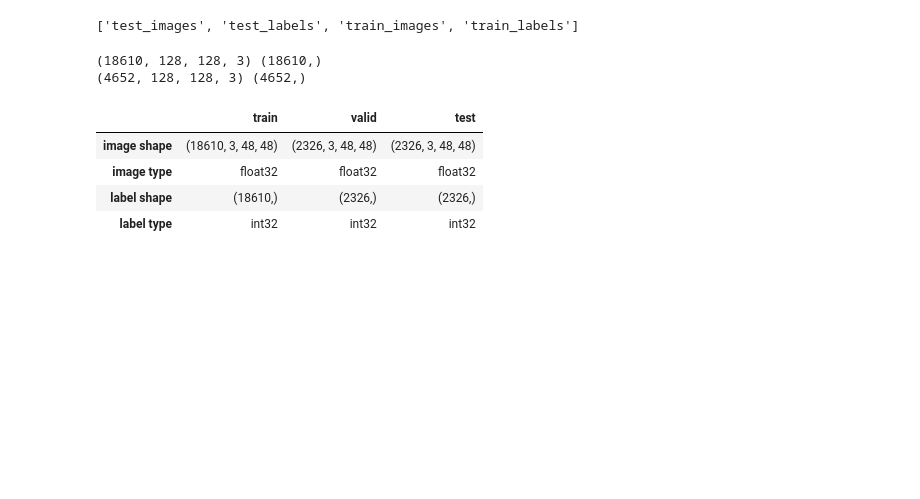
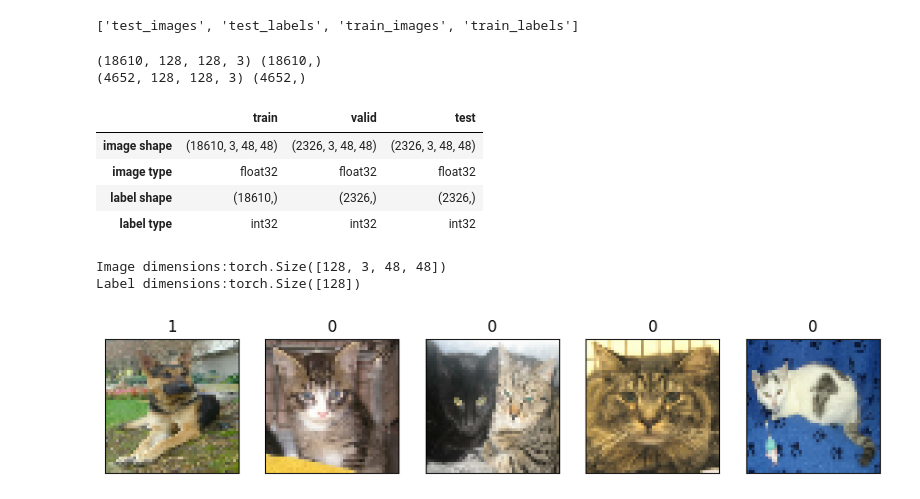
Before and after one commit to sandhrabijoy/Pytorch-and-ML-learning, a Jupyter notebook: Pytorch_practice_2.ipynb, the cells around one changed output. Drawn from its saved outputs; the diff is of its cells as text; code cells hidden in the pictures; blank space fills up the shorter version.

Commit message:
Defined Variables, Created Dataset, Created Data Loaders, Display Images

```diff
--- a/Pytorch_practice_2.ipynb
+++ b/Pytorch_practice_2.ipynb
@@ -231,3 +231,19 @@ print(x_test.shape, y_test.shape)
 | image type | float32 | float32 | float32 |
 | label shape | (18610,) | (2326,) | (2326,) |
 | label type | int32 | int32 | int32 |
+# %%
+random_seed=1; batch_size=128;
+train=TData(x_train,y_train)
+valid=TData(x_valid,y_valid)
+test=TData(x_test,y_test)
+train_loader=tdl(dataset=train,
+                  batch_size=batch_size,shuffle=True)
+valid_loader=tdl(dataset=valid,
+                  batch_size=batch_size,shuffle=True)
+test_loader=tdl(dataset=test,
+                 batch_size=batch_size,shuffle=False)
+display_examples(valid_loader,pixels)
+# %% [output]
+Image dimensions:torch.Size([128, 3, 48, 48])
+Label dimensions:torch.Size([128])
+[figure, added]
```
